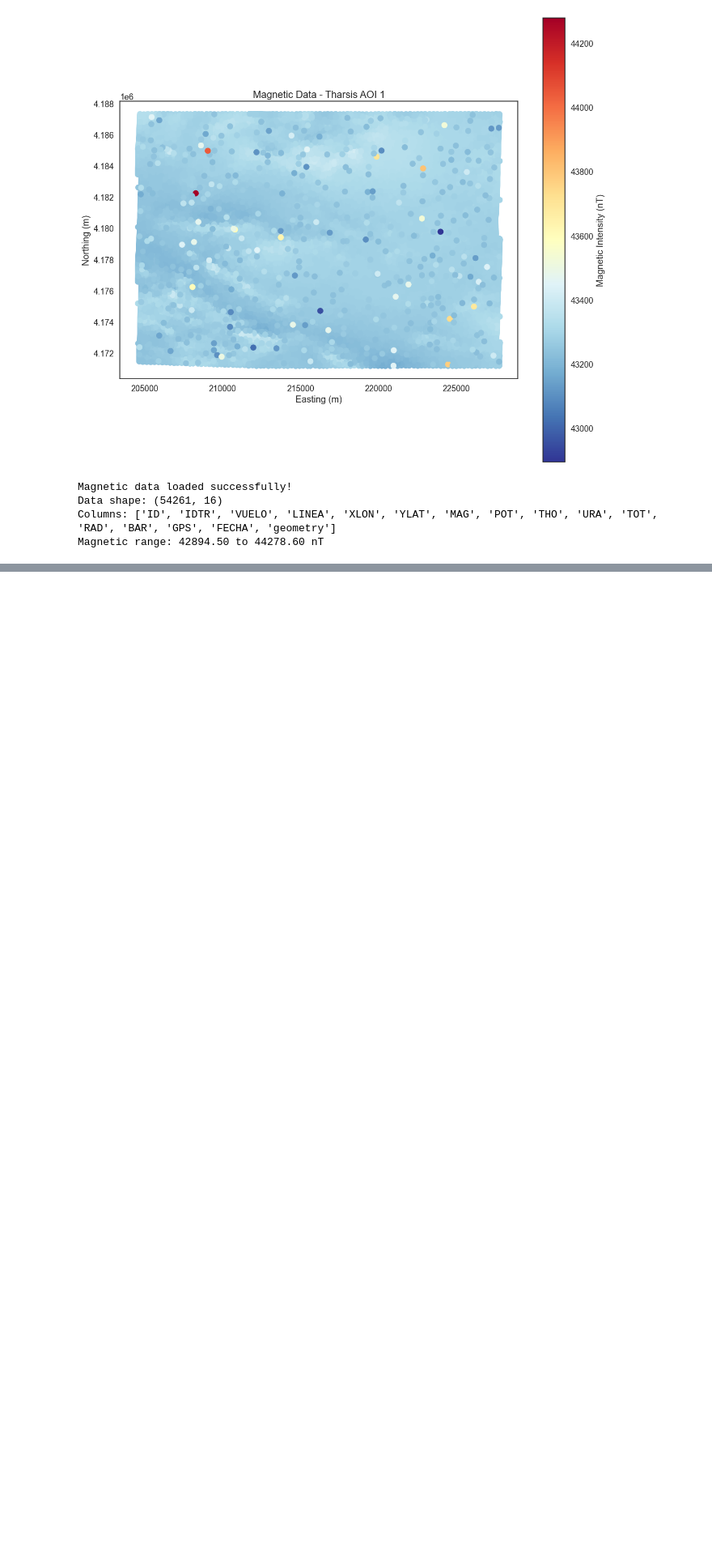
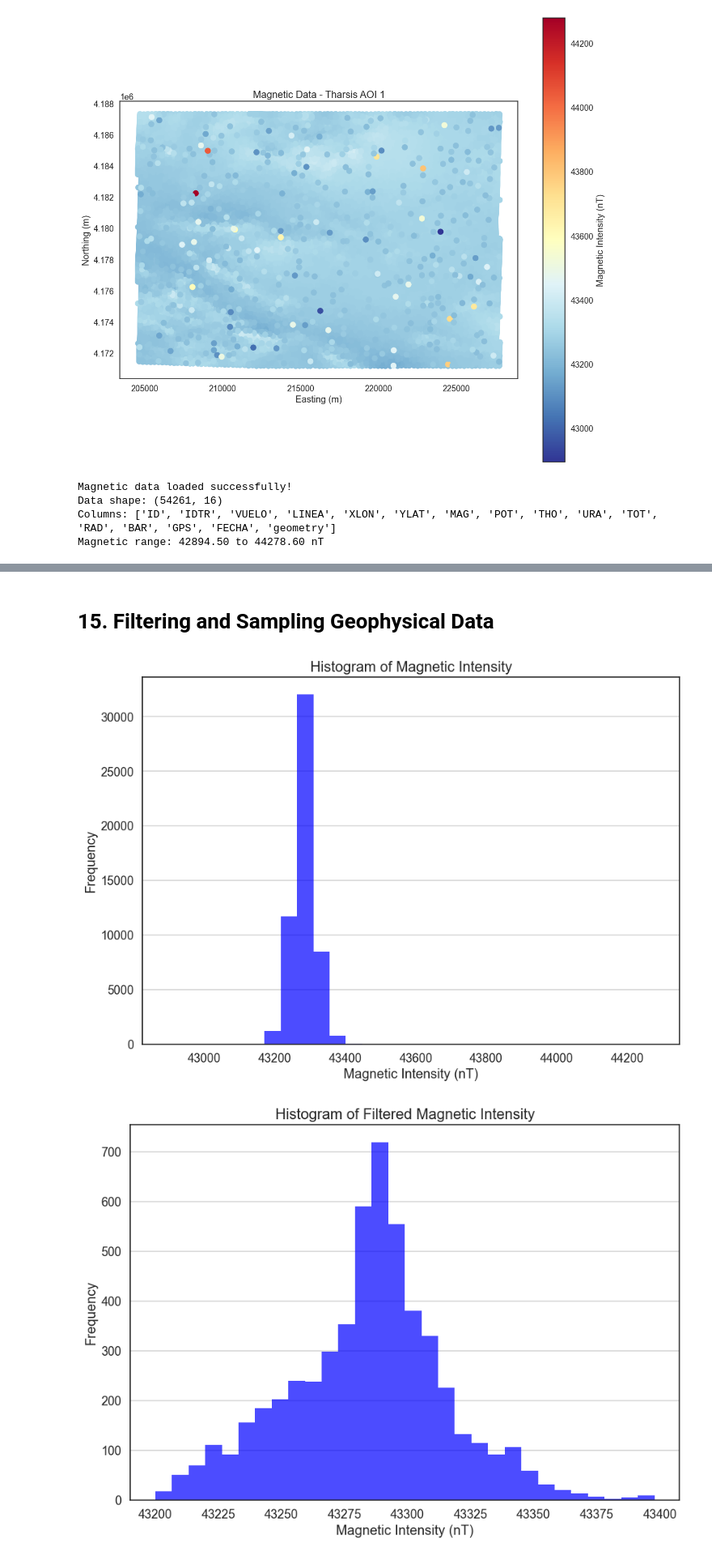
Before and after one commit to terranigma-solutions/Mineye-Terranigma, a Jupyter notebook: GeoModel/gempyModel.ipynb, the cells around one changed output, grey strips where cells are left out. Shown at 81% size. Drawn from its saved outputs; the diff is of its cells as text; code cells hidden in the pictures; blank space fills up the shorter version.

Commit message:
Removing outliers and sampling magnetic data

```diff
--- a/GeoModel/gempyModel.ipynb
+++ b/GeoModel/gempyModel.ipynb
@@ -713,0 +722,28 @@ Magnetic range: 42894.50 to 44278.60 nT
+# %% [markdown]
+# 15. Filtering and Sampling Geophysical Data
+# %%
+plt.hist(magnetic_data['MAG'], bins=30, color='blue', alpha=0.7)
+plt.title('Histogram of Magnetic Intensity')
+plt.xlabel('Magnetic Intensity (nT)')
+plt.ylabel('Frequency')
+plt.grid(axis='y', alpha=0.75)
+plt.show()
+
+# remove outliers below 43200 and 43400
+# Sample the magnetic data (e.g., every 10th point)
+sampled_magnetic = magnetic_data.iloc[::10].copy()
+
+filtered_magnetic = sampled_magnetic[
+    (sampled_magnetic['MAG'] >= 43200) &
+    (sampled_magnetic['MAG'] <= 43400)
+].copy()
+
+plt.hist(filtered_magnetic['MAG'], bins=30, color='blue', alpha=0.7)
+plt.title('Histogram of Filtered Magnetic Intensity')
+plt.xlabel('Magnetic Intensity (nT)')
+plt.ylabel('Frequency')
+plt.grid(axis='y', alpha=0.75)
+plt.show()
+# %% [output]
+[figure, added]
+[figure, added]
```
Also changed, not shown: parts of 5 cells of this notebook.
